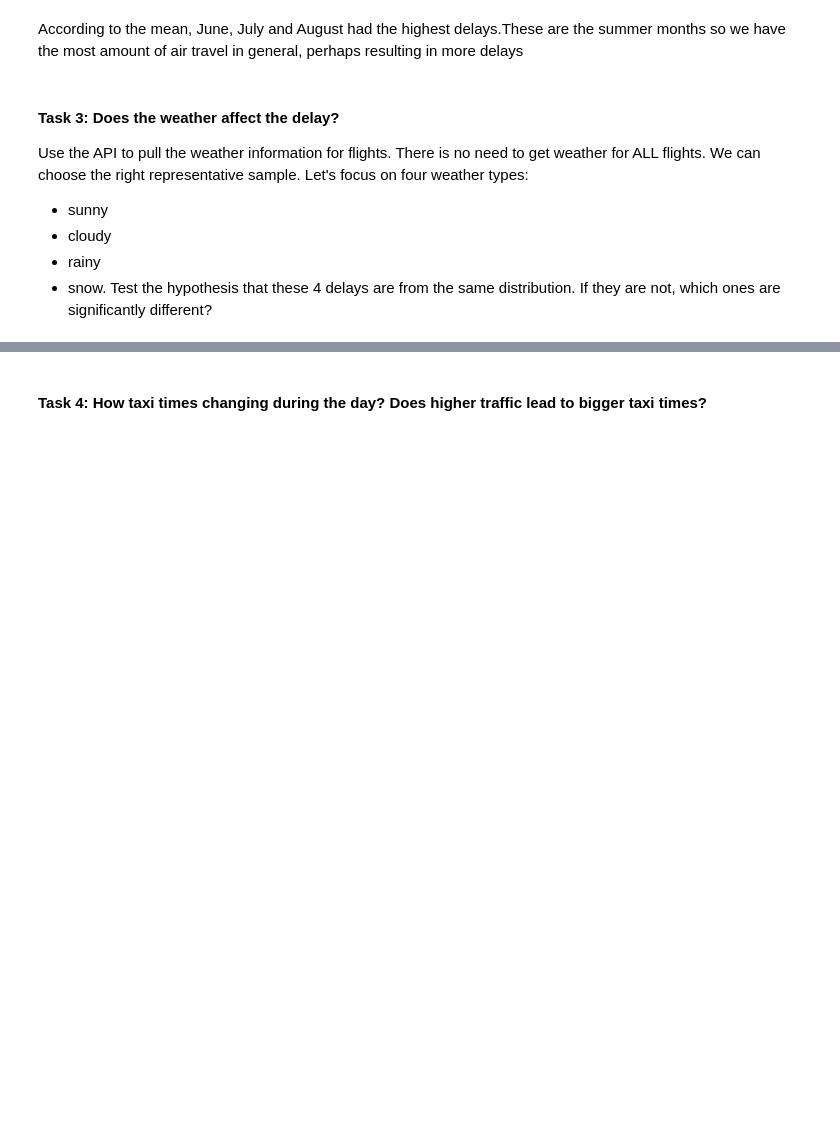
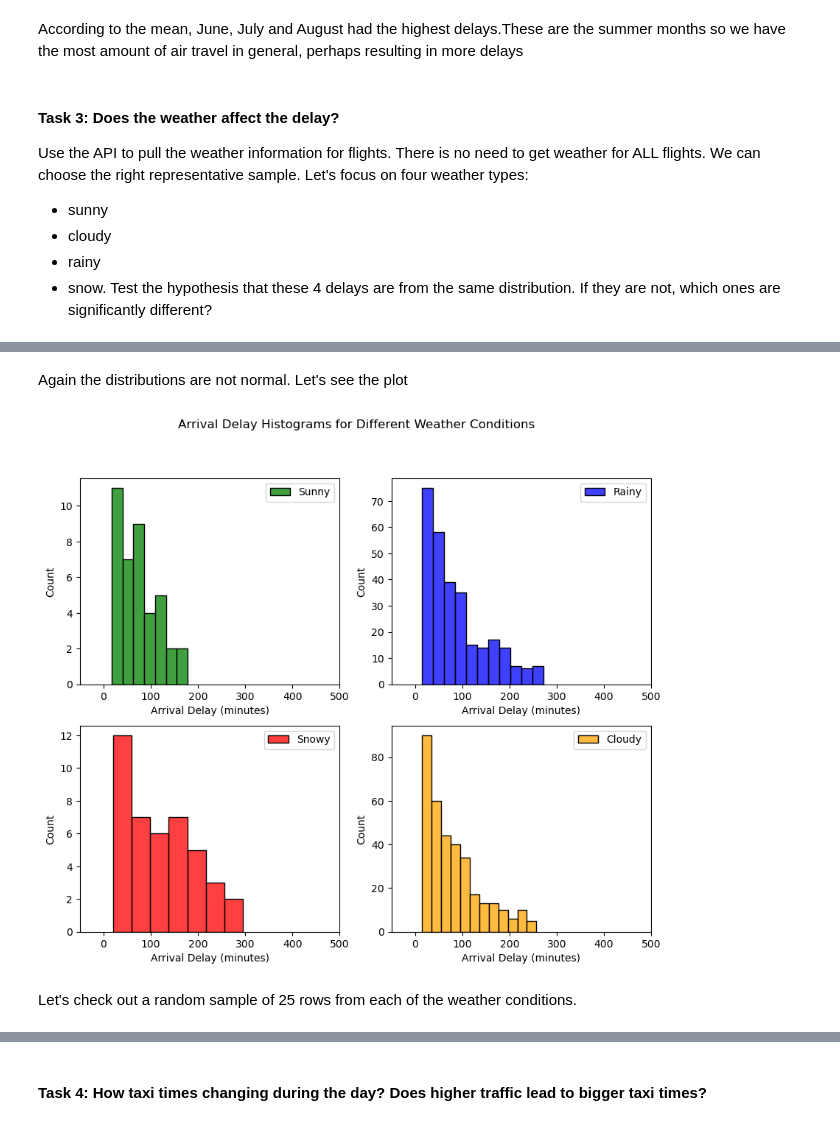
Before and after one commit to hhlim376/Flight_Project, a Jupyter notebook: exploratory_analysisV1.ipynb, the cells around one changed output, grey strips where cells are left out. Drawn from its saved outputs; the diff is of its cells as text; code cells hidden in the pictures; blank space fills up the shorter version.

```diff
--- a/exploratory_analysisV1.ipynb
+++ b/exploratory_analysisV1.ipynb
@@ -220,0 +378,12 @@ Test the hypothesis that these 4 delays are from the same distribution. If they
+# %%
+lower_bound, upper_bound = iqr_method(df_weather_clear['arr_delay'])
+df_weather_clear = df_weather_clear[(df_weather_clear['arr_delay'] > lower_bound) & (df_weather_clear['arr_delay'] < upper_bound)]
+# %%
+lower_bound, upper_bound = iqr_method(df_weather_rainy['arr_delay'])
+df_weather_rainy = df_weather_rainy[(df_weather_rainy['arr_delay'] > lower_bound) & (df_weather_rainy['arr_delay'] < upper_bound)]
+# %%
+lower_bound, upper_bound = iqr_method(df_weather_snowy['arr_delay'])
+df_weather_snowy = df_weather_snowy[(df_weather_snowy['arr_delay'] > lower_bound) & (df_weather_snowy['arr_delay'] < upper_bound)]
+# %%
+lower_bound, upper_bound = iqr_method(df_weather_cloudy['arr_delay'])
+df_weather_cloudy = df_weather_cloudy[(df_weather_cloudy['arr_delay'] > lower_bound) & (df_weather_cloudy['arr_delay'] < upper_bound)]
@@ -220,0 +410,26 @@ Test the hypothesis that these 4 delays are from the same distribution. If they
+# %% [markdown]
+Again the distributions are not normal. Let's see the plot
+# %%
+fig, axs = plt.pyplot.subplots(nrows=2, ncols=2, figsize=(10, 8))
+
+# Plot the histograms in each subplot
+sns.histplot(ax=axs[0, 0], x=df_weather_clear['arr_delay'], color='green', label='Sunny')
+sns.histplot(ax=axs[0, 1], x=df_weather_rainy['arr_delay'], color='blue', label='Rainy')
+sns.histplot(ax=axs[1, 0], x=df_weather_snowy['arr_delay'], color='red', label='Snowy')
+sns.histplot(ax=axs[1, 1], x=df_weather_cloudy['arr_delay'], color='orange', label='Cloudy')
+
+# Set the x-axis limits and labels for all subplots
+for ax in axs.flat:
+    ax.set_xlim(-50, 500)
+    ax.set_xlabel("Arrival Delay (minutes)")
+    ax.legend()
+
+# Add a title to the entire figure
+fig.suptitle("Arrival Delay Histograms for Different Weather Conditions")
+
+# Display the plot
+plt.pyplot.show()
+# %% [output]
+[figure, added]
+# %% [markdown]
+Let's check out a random sample of 25 rows from each of the weather conditions.
```
Also changed, not shown: parts of 34 cells of this notebook, 2 other files.
